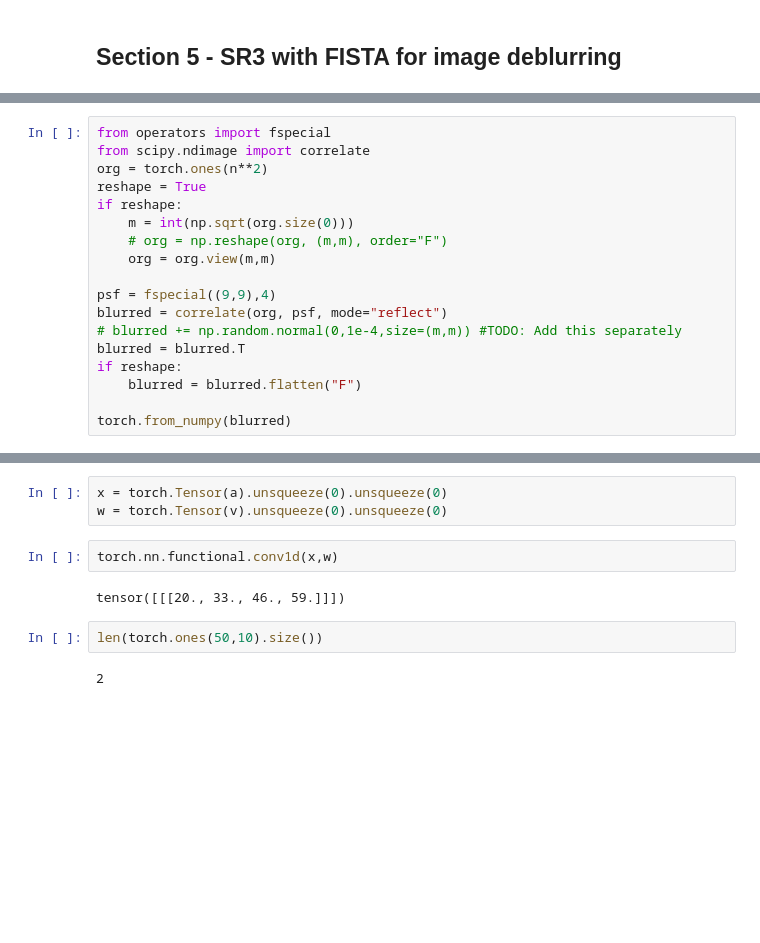
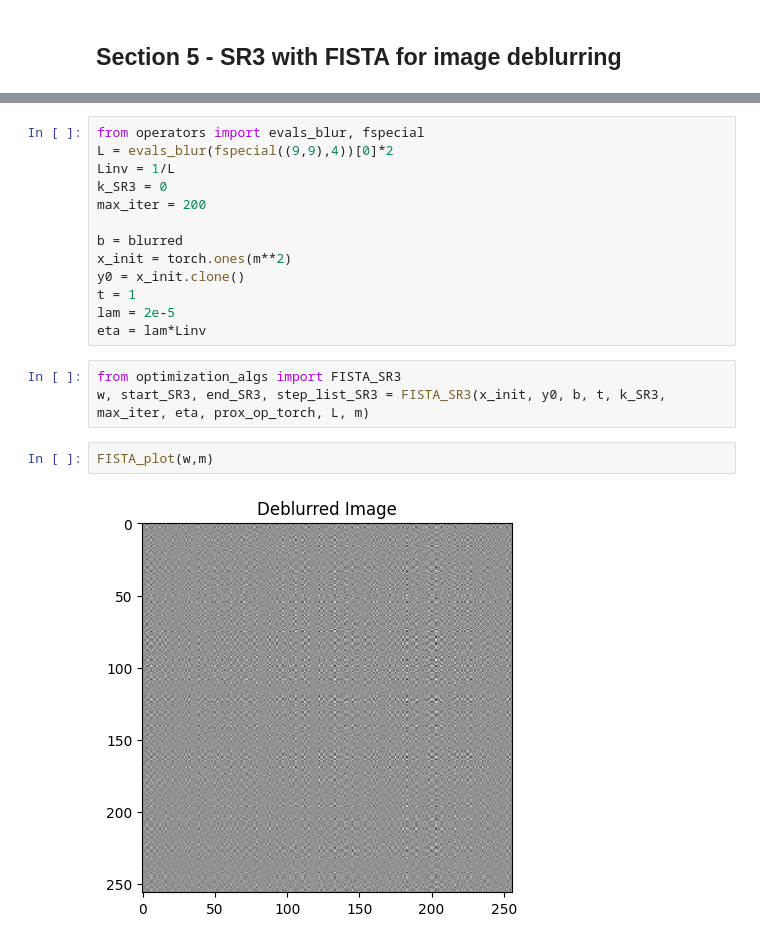
Before and after one commit to abjohnson117/Image-Deblur-SR3, a Jupyter notebook: sr3_attempts.ipynb, the cells around one changed output, grey strips where cells are left out. Drawn from its saved outputs; the diff is of its cells as text; blank space fills up the shorter version.

Commit message:
Trying Fista with SR3

```diff
--- a/sr3_attempts.ipynb
+++ b/sr3_attempts.ipynb
@@ -480,18 +393,0 @@ AttributeError: 'Tensor' object has no attribute 'numpy_'
-# %%
-from operators import fspecial
-from scipy.ndimage import correlate
-org = torch.ones(n**2)
-reshape = True
-if reshape:
-    m = int(np.sqrt(org.size(0)))
-    # org = np.reshape(org, (m,m), order="F")
-    org = org.view(m,m)
-
-psf = fspecial((9,9),4)
-blurred = correlate(org, psf, mode="reflect")
-# blurred += np.random.normal(0,1e-4,size=(m,m)) #TODO: Add this separately
-blurred = blurred.T
-if reshape:
-    blurred = blurred.flatten("F")
-
-torch.from_numpy(blurred)
@@ -520,11 +394,20 @@ array([6, 7])
-# %%
-x = torch.Tensor(a).unsqueeze(0).unsqueeze(0)
-w = torch.Tensor(v).unsqueeze(0).unsqueeze(0)
-# %%
-torch.nn.functional.conv1d(x,w)
-# %% [output]
-tensor([[[20., 33., 46., 59.]]])
-# %%
-len(torch.ones(50,10).size())
-# %% [output]
-2
+# %%
+from operators import evals_blur, fspecial
+L = evals_blur(fspecial((9,9),4))[0]*2
+Linv = 1/L
+k_SR3 = 0
+max_iter = 200
+
+b = blurred
+x_init = torch.ones(m**2)
+y0 = x_init.clone()
+t = 1
+lam = 2e-5
+eta = lam*Linv
+# %%
+from optimization_algs import FISTA_SR3
+w, start_SR3, end_SR3, step_list_SR3 = FISTA_SR3(x_init, y0, b, t, k_SR3, max_iter, eta, prox_op_torch, L, m)
+# %%
+FISTA_plot(w,m)
+# %% [output]
+[figure, added]
```
Also changed, not shown: parts of 25 cells of this notebook, 2 other files.
